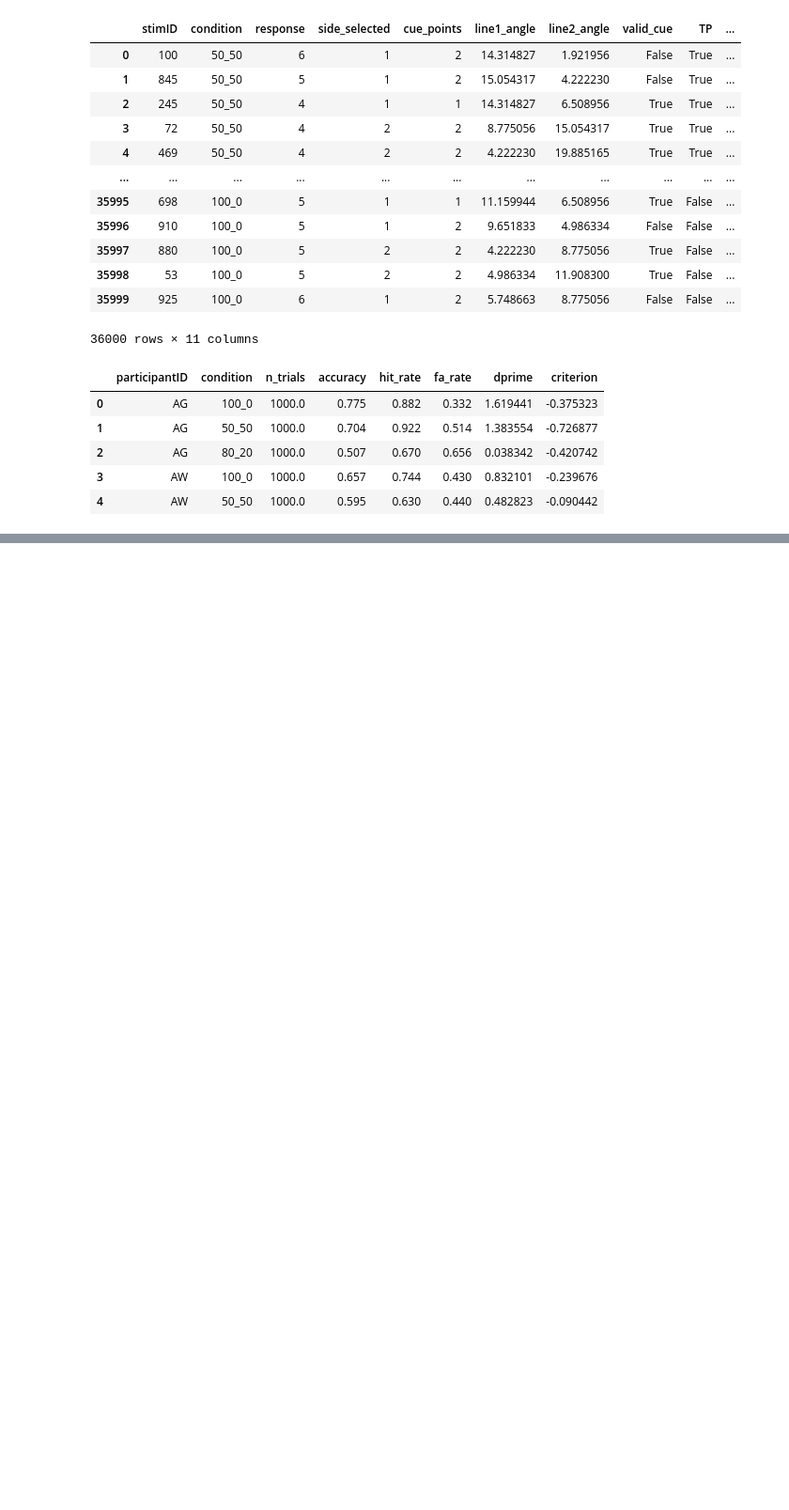
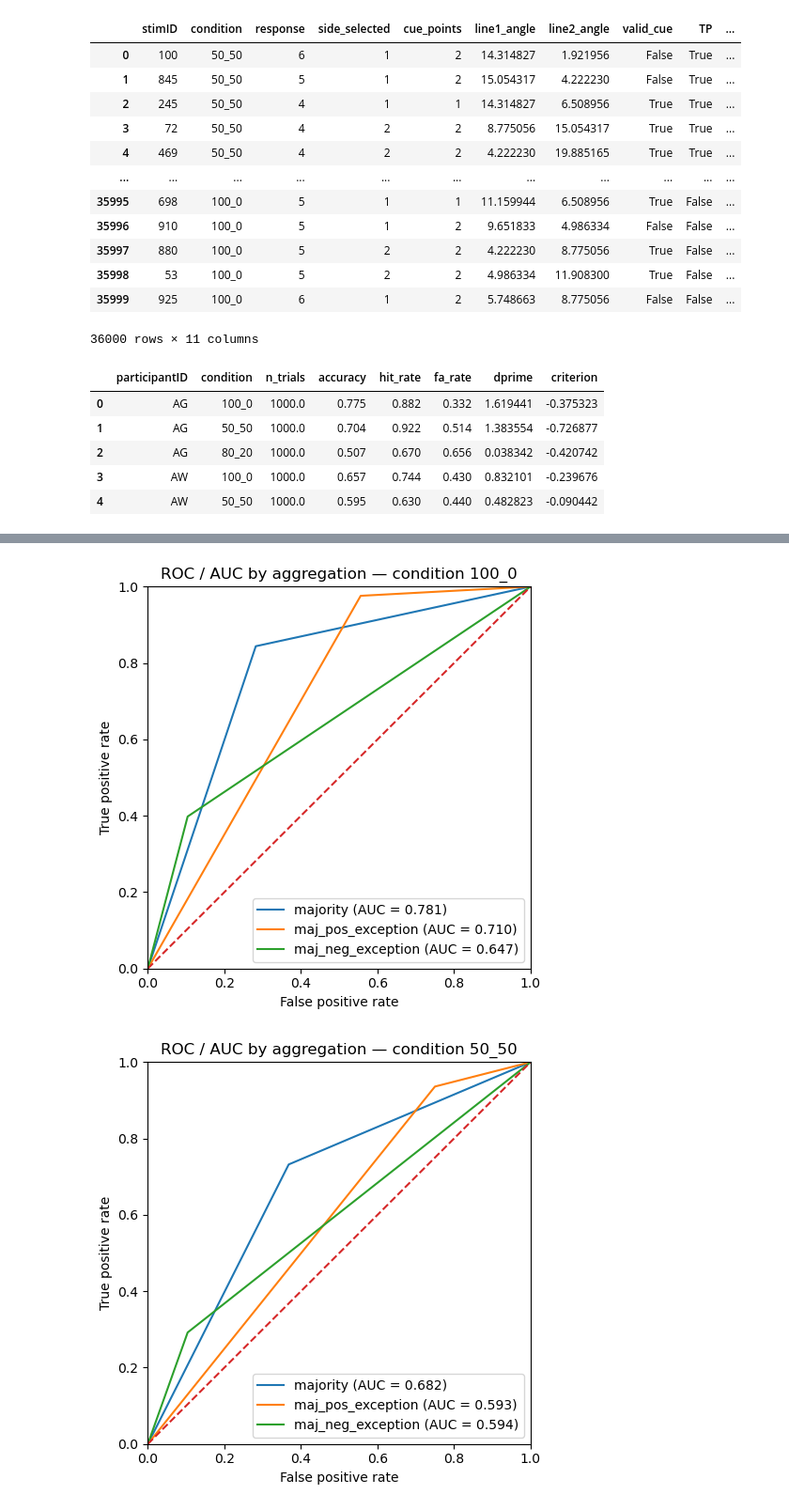
Before and after one commit to AdamRychtecky8/Flexible-Wisdom, a Jupyter notebook: notebooks/Human_exploration.ipynb, the cells around one changed output, grey strips where cells are left out. Shown at 94% size. Saved outputs shown, nothing was run; the diff lists cells and outputs as text; code cells hidden in the pictures; blank space fills up the shorter version.

```diff
--- a/notebooks/Human_exploration.ipynb
+++ b/notebooks/Human_exploration.ipynb
@@ -285,0 +365,49 @@ display(human_agg)
+# %%
+#AUC
+
+# Assumes: human_master, POS_CONF, NEG_CONF already defined
+
+for cond, df_c in human_master.groupby("condition"):
+    g = df_c.groupby("stimID")
+    agg = g.agg(
+        max_resp=("response", "max"),
+        min_resp=("response", "min"),
+        mean_decision=("decision", "mean"),
+        TP=("TP", "first")
+    )
+
+    # Ground truth labels (0/1 for noise/signal)
+    y_true = agg["TP"].values.astype(int)
+
+    # Aggregation decisions (binary, per stimID)
+    maj_decisions = (agg["mean_decision"].values > 0.5).astype(int)
+    pos_excisions = np.where(agg["max_resp"].values >= POS_CONF, 1, maj_decisions)
+    neg_excisions = np.where(agg["min_resp"].values <= NEG_CONF, 0, maj_decisions)
+
+    agg_scores = {
+        "majority": maj_decisions,
+        "maj_pos_exception": pos_excisions,
+        "maj_neg_exception": neg_excisions,
+    }
+
+    plt.figure(figsize=(5, 5))
+    for name, y_score in agg_scores.items():
+        # Use the binary outputs as scores; this yields a valid ROC with a single operating point
+        fpr, tpr, _ = roc_curve(y_true, y_score)
+        roc_auc = auc(fpr, tpr)
+        plt.plot(fpr, tpr, label=f"{name} (AUC = {roc_auc:.3f})")
+
+    # Chance line
+    plt.plot([0, 1], [0, 1], linestyle="--")
+
+    plt.title(f"ROC / AUC by aggregation — condition {cond}")
+    plt.xlabel("False positive rate")
+    plt.ylabel("True positive rate")
+    plt.xlim(0, 1)
+    plt.ylim(0, 1)
+    plt.legend()
+    plt.tight_layout()
+    plt.show()
+# %% [output]
+[figure, added]
+[figure, added]
```
Also changed, not shown: parts of 6 cells of this notebook, 1 other file.
